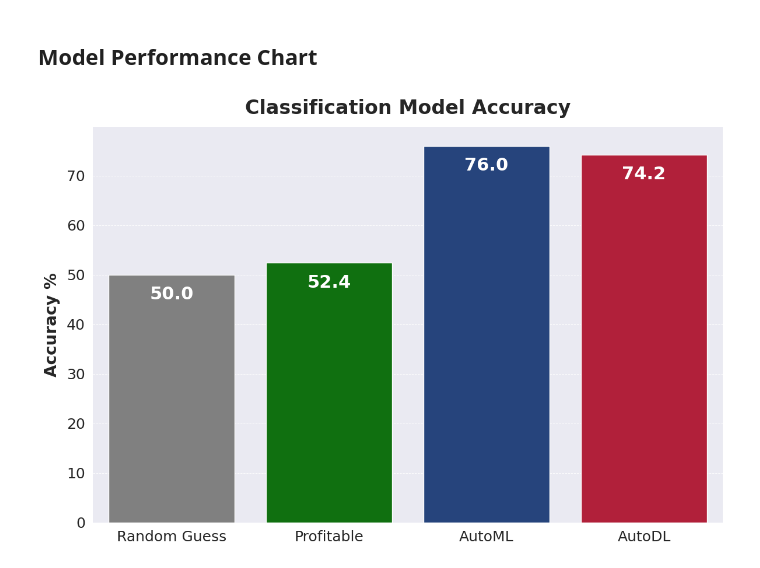
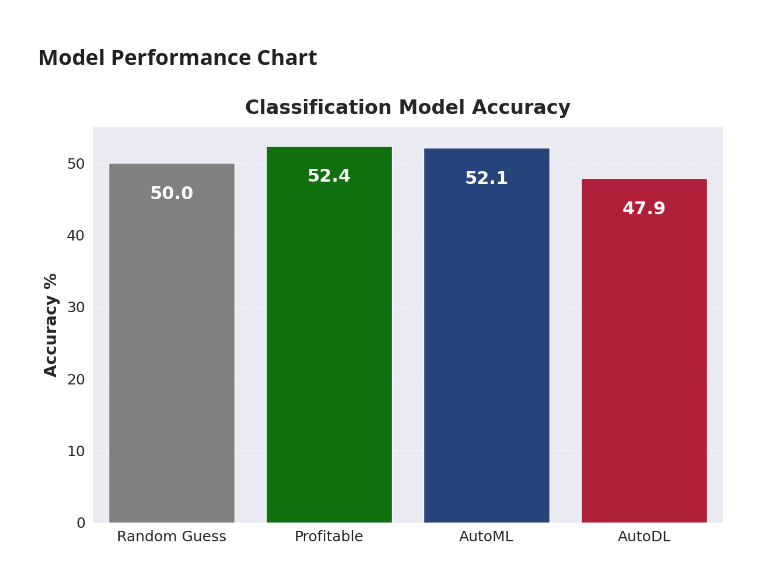
Before and after one commit to NBA-Betting/NBA_Betting, a Jupyter notebook: notebooks/Exploratory_Analysis.ipynb, the cells around one changed output. Drawn from its saved outputs; the diff is of its cells as text; code cells hidden in the pictures.

```diff
--- a/notebooks/Exploratory_Analysis.ipynb
+++ b/notebooks/Exploratory_Analysis.ipynb
@@ -1013,12 +1013,12 @@ def plot_model_accuracy_seaborn(
         plt.savefig(f"{image_name}.png", dpi=300, bbox_inches="tight")
 # %%
 # Example usage with updated specifications
-accuracies = [50.0, 52.4, 76.0, 74.2]
+accuracies = [50.0, 52.4, 52.1, 47.9]
 categories = ["Random Guess", "Profitable", "AutoML", "AutoDL"]
 colors = ["grey", "green", "#17408B", "#C9082A"]
 
 plot_model_accuracy_seaborn(
     accuracies, categories, colors, save=True, image_name="cls_model_accuracy"
 )
 # %% [output]
-[figure, old version]
+[figure, new version]
```
Also changed, not shown: parts of 13 cells of this notebook, 14 other files.
